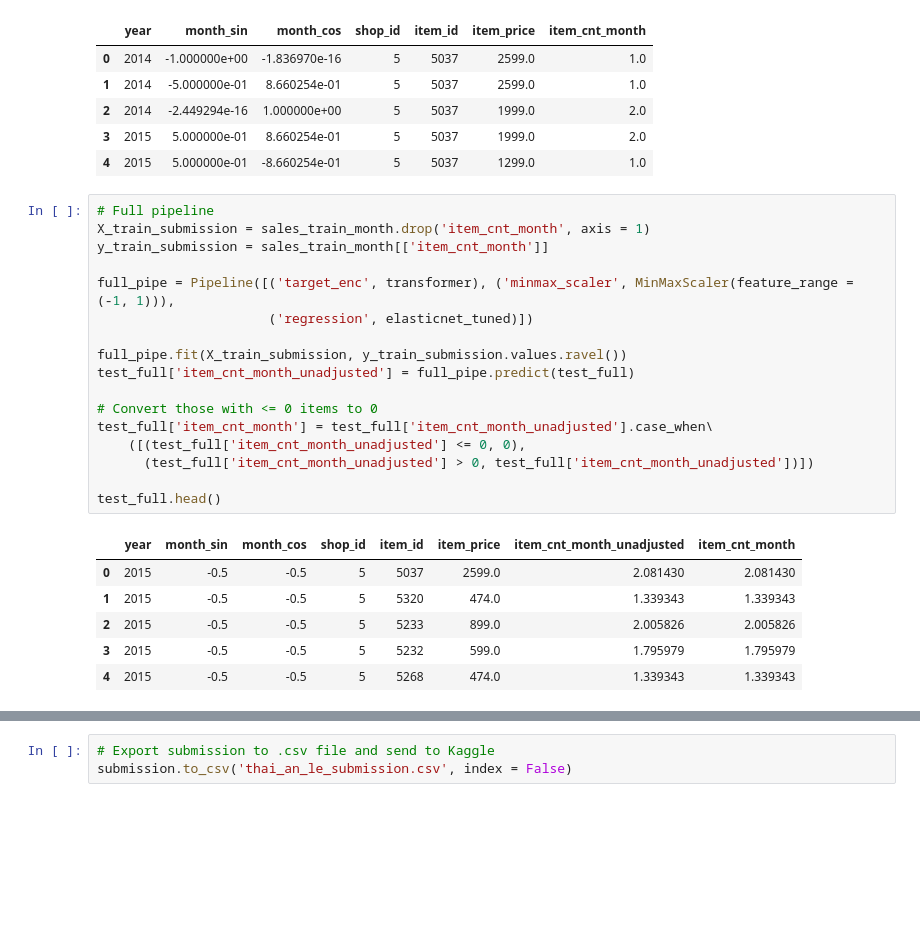
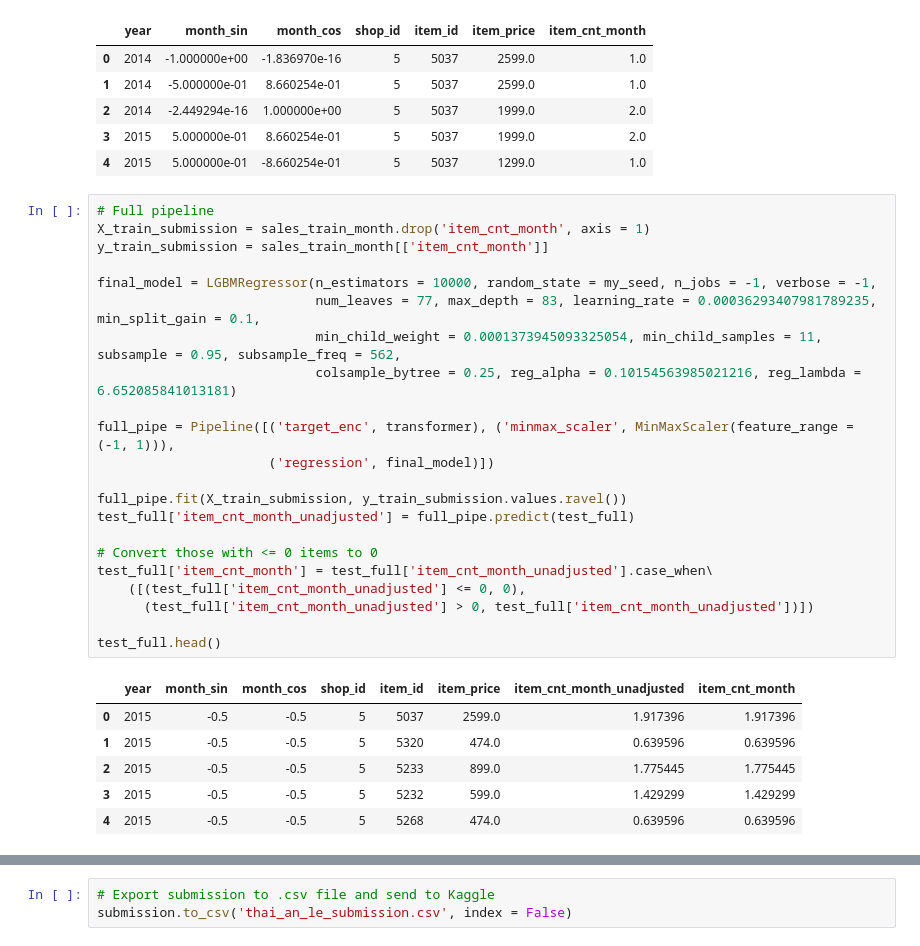
Before and after one commit to thaianle/future-sales-prediction, a Jupyter notebook: prediction_code.ipynb, the cells around one changed output, grey strips where cells are left out. Saved outputs shown, nothing was run; the diff lists cells and outputs as text; blank space fills up the shorter version.

```diff
--- a/prediction_code.ipynb
+++ b/prediction_code.ipynb
@@ -1088,27 +1244,32 @@ sales_train_month.head()
 # %%
 # Full pipeline
 X_train_submission = sales_train_month.drop('item_cnt_month', axis = 1)
 y_train_submission = sales_train_month[['item_cnt_month']]
 
+final_model = LGBMRegressor(n_estimators = 10000, random_state = my_seed, n_jobs = -1, verbose = -1,
+                            num_leaves = 77, max_depth = 83, learning_rate = 0.00036293407981789235, min_split_gain = 0.1,
+                            min_child_weight = 0.0001373945093325054, min_child_samples = 11, subsample = 0.95, subsample_freq = 562,
+                            colsample_bytree = 0.25, reg_alpha = 0.10154563985021216, reg_lambda = 6.652085841013181)
+
 full_pipe = Pipeline([('target_enc', transformer), ('minmax_scaler', MinMaxScaler(feature_range = (-1, 1))),
-                      ('regression', elasticnet_tuned)])
+                      ('regression', final_model)])
 
 full_pipe.fit(X_train_submission, y_train_submission.values.ravel())
 test_full['item_cnt_month_unadjusted'] = full_pipe.predict(test_full)
 
 # Convert those with <= 0 items to 0
 test_full['item_cnt_month'] = test_full['item_cnt_month_unadjusted'].case_when\
     ([(test_full['item_cnt_month_unadjusted'] <= 0, 0),
       (test_full['item_cnt_month_unadjusted'] > 0, test_full['item_cnt_month_unadjusted'])])
 
 test_full.head()
 # %% [output]
 |  | year | month_sin | month_cos | shop_id | item_id | item_price | item_cnt_month_unadjusted | item_cnt_month |
-| 0 | 2015 | -0.5 | -0.5 | 5 | 5037 | 2599.0 | 2.081430 | 2.081430 |
-| 1 | 2015 | -0.5 | -0.5 | 5 | 5320 | 474.0 | 1.339343 | 1.339343 |
-| 2 | 2015 | -0.5 | -0.5 | 5 | 5233 | 899.0 | 2.005826 | 2.005826 |
-| 3 | 2015 | -0.5 | -0.5 | 5 | 5232 | 599.0 | 1.795979 | 1.795979 |
-| 4 | 2015 | -0.5 | -0.5 | 5 | 5268 | 474.0 | 1.339343 | 1.339343 |
+| 0 | 2015 | -0.5 | -0.5 | 5 | 5037 | 2599.0 | 1.917396 | 1.917396 |
+| 1 | 2015 | -0.5 | -0.5 | 5 | 5320 | 474.0 | 0.639596 | 0.639596 |
+| 2 | 2015 | -0.5 | -0.5 | 5 | 5233 | 899.0 | 1.775445 | 1.775445 |
+| 3 | 2015 | -0.5 | -0.5 | 5 | 5232 | 599.0 | 1.429299 | 1.429299 |
+| 4 | 2015 | -0.5 | -0.5 | 5 | 5268 | 474.0 | 0.639596 | 0.639596 |
 # %%
 # Now merge with the original test data and prepare submission
 # Note that submission must contain 214200 rows and 2 columns (ID and item_cnt_month)
```
Also changed, not shown: parts of 18 cells of this notebook, 1 other file.
